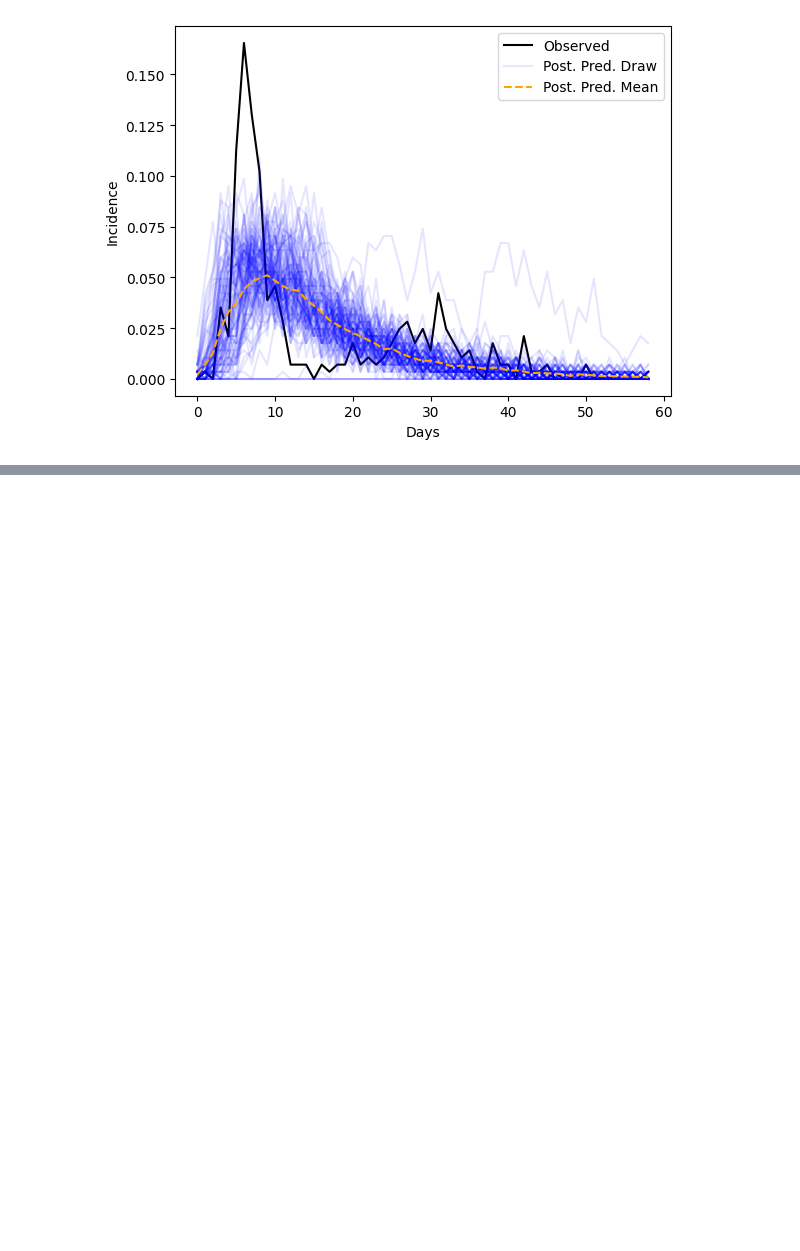
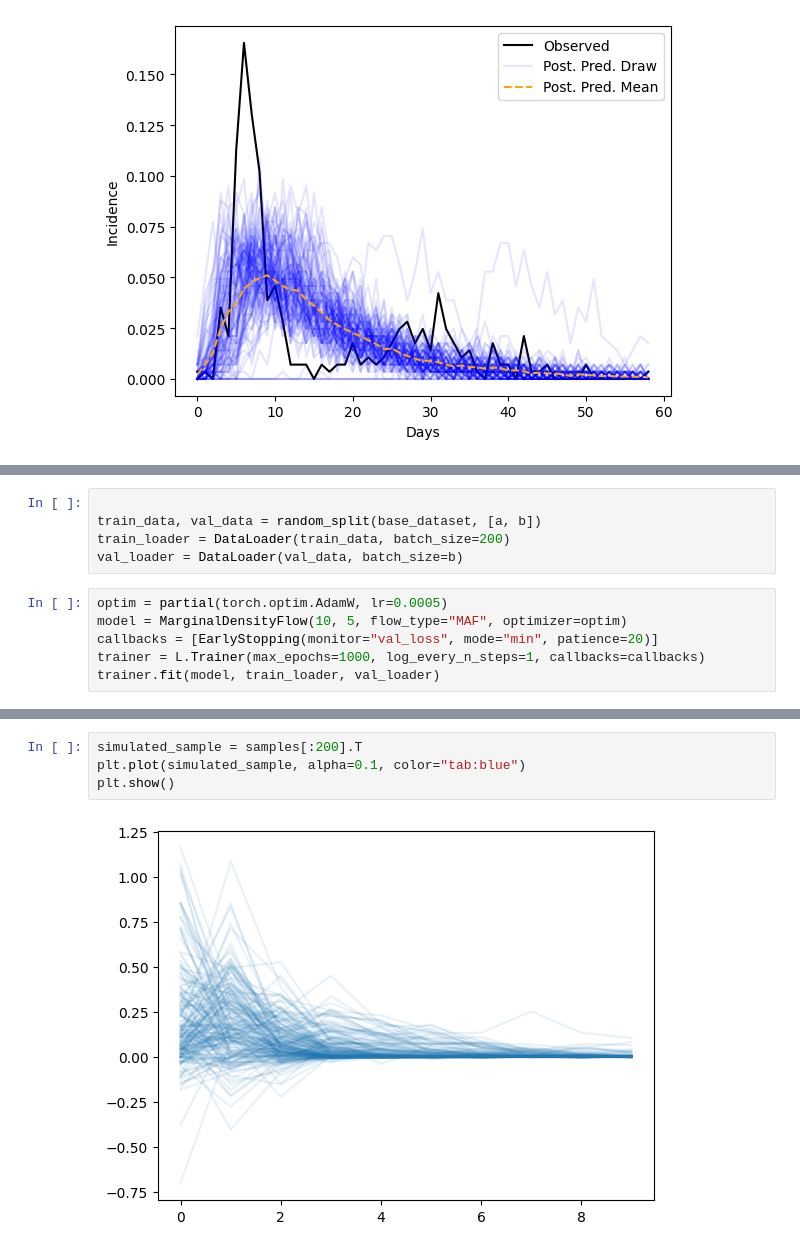
Before and after one commit to chathasphere/sim-select, a Jupyter notebook: notebooks/08_base_reinfection_model.ipynb, the cells around one changed output, grey strips where cells are left out. Saved outputs shown, nothing was run; the diff lists cells and outputs as text; blank space fills up the shorter version.

```diff
--- a/notebooks/08_base_reinfection_model.ipynb
+++ b/notebooks/08_base_reinfection_model.ipynb
@@ -170,0 +229,11 @@ RuntimeError: mat1 and mat2 shapes cannot be multiplied (100x63 and 12x64)
+# %%
+
+train_data, val_data = random_split(base_dataset, [a, b])
+train_loader = DataLoader(train_data, batch_size=200)
+val_loader = DataLoader(val_data, batch_size=b)
+# %%
+optim = partial(torch.optim.AdamW, lr=0.0005)
+model = MarginalDensityFlow(10, 5, flow_type="MAF", optimizer=optim)
+callbacks = [EarlyStopping(monitor="val_loss", mode="min", patience=20)]
+trainer = L.Trainer(max_epochs=1000, log_every_n_steps=1, callbacks=callbacks)
+trainer.fit(model, train_loader, val_loader)
@@ -170,0 +267,6 @@ RuntimeError: mat1 and mat2 shapes cannot be multiplied (100x63 and 12x64)
+# %%
+simulated_sample = samples[:200].T
+plt.plot(simulated_sample, alpha=0.1, color="tab:blue")
+plt.show()
+# %% [output]
+[figure, added]
```
Also changed, not shown: parts of 20 cells of this notebook, 4 other files.
